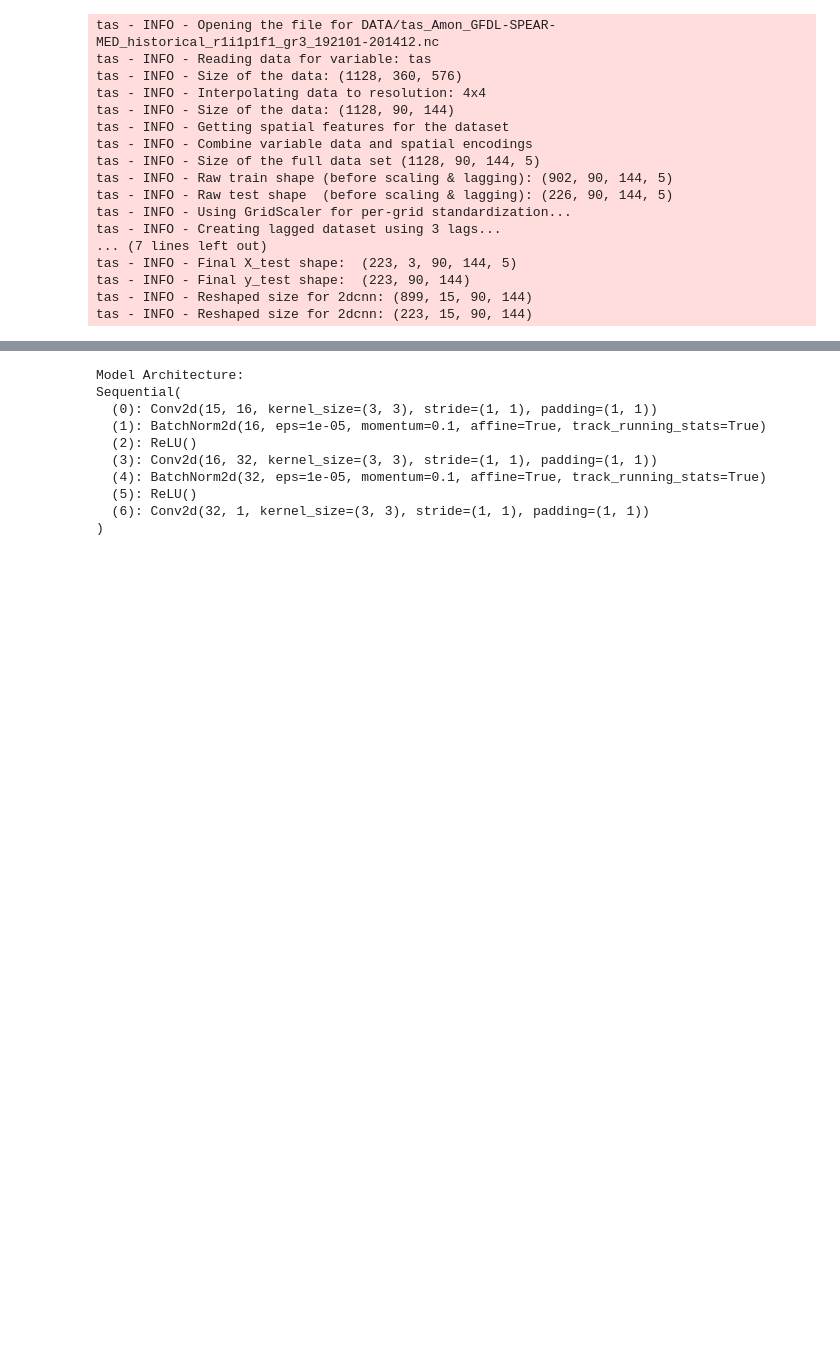
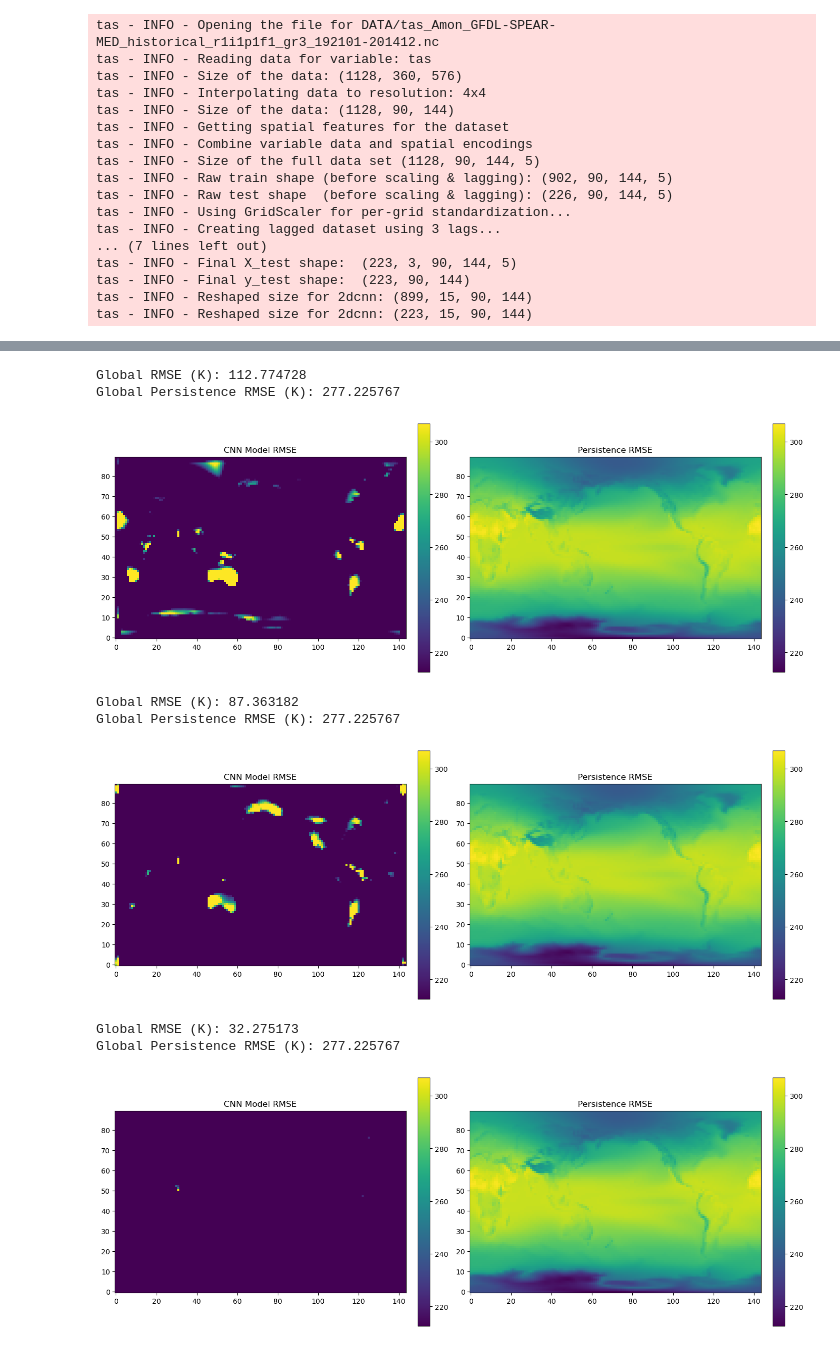
Before and after one commit to uramirez8707/SPEAR_emulator, a Jupyter notebook: NeuralNetworkComparison.ipynb, the cells around one changed output, grey strips where cells are left out. Drawn from its saved outputs; the diff is of its cells as text; code cells hidden in the pictures; blank space fills up the shorter version.

```diff
--- a/NeuralNetworkComparison.ipynb
+++ b/NeuralNetworkComparison.ipynb
@@ -60,14 +111,14 @@ Global Persistence RMSE (K): 277.225767
 # %%
-Baseline_batchnorm = CNN2D_Baseline(in_channels=X_train_scaled.shape[1], case=1, label="baseline_batchnorm")
-Baseline_batchnorm.train_model(train_loader, test_loader, num_epochs=50)
+Baseline.get_rmse(Tas, X_test_scaled, y_test_scaled)
+Baseline_batchnorm.get_rmse(Tas, X_test_scaled, y_test_scaled)
+Baseline_batchnorm_sampling.get_rmse(Tas, X_test_scaled, y_test_scaled)
 # %% [output]
-Model Architecture:
-Sequential(
-  (0): Conv2d(15, 16, kernel_size=(3, 3), stride=(1, 1), padding=(1, 1))
-  (1): BatchNorm2d(16, eps=1e-05, momentum=0.1, affine=True, track_running_stats=True)
-  (2): ReLU()
-  (3): Conv2d(16, 32, kernel_size=(3, 3), stride=(1, 1), padding=(1, 1))
-  (4): BatchNorm2d(32, eps=1e-05, momentum=0.1, affine=True, track_running_stats=True)
-  (5): ReLU()
-  (6): Conv2d(32, 1, kernel_size=(3, 3), stride=(1, 1), padding=(1, 1))
-)
+Global RMSE (K): 112.774728
+Global Persistence RMSE (K): 277.225767
+[figure, added]
+Global RMSE (K): 87.363182
+Global Persistence RMSE (K): 277.225767
+[figure, added]
+Global RMSE (K): 32.275173
+Global Persistence RMSE (K): 277.225767
+[figure, added]
```
Also changed, not shown: parts of 8 cells of this notebook, 2 other files.
